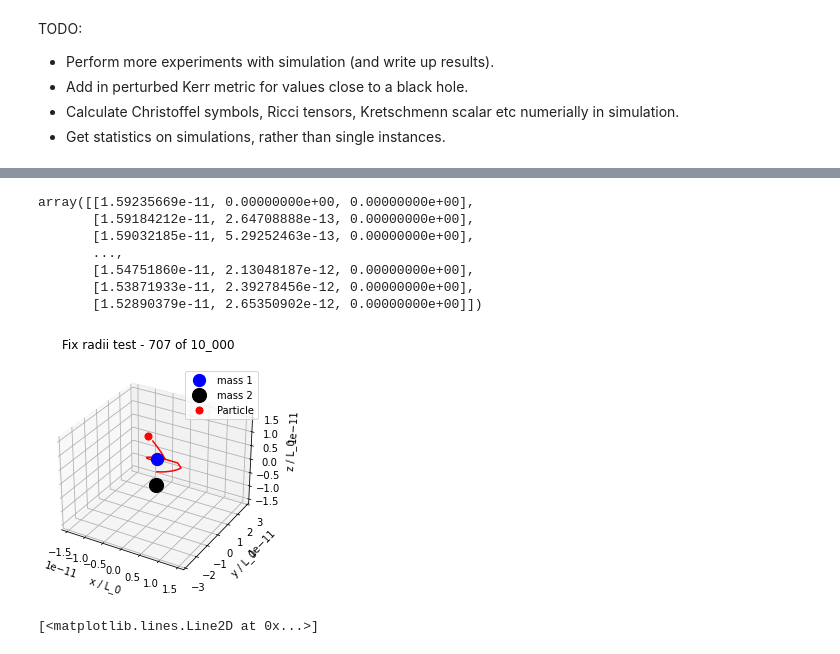
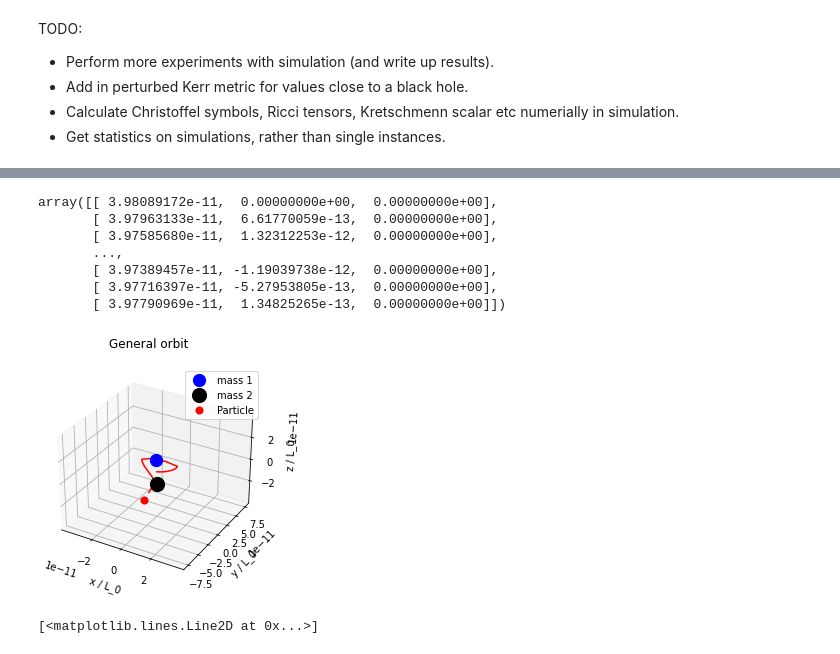
Before and after one commit to j-moncr/honours_nr, a Jupyter notebook: particle_orbits/geodesic_solver/geodesic_results.ipynb, the cells around one changed output, grey strips where cells are left out. Cells and saved outputs as stored; diff of their text form; code cells hidden in the pictures.

```diff
--- a/particle_orbits/geodesic_solver/geodesic_results.ipynb
+++ b/particle_orbits/geodesic_solver/geodesic_results.ipynb
@@ -182,9 +176,9 @@ T * T_0
 # %%
 # 300km ~ 2e-6 AU ~ 100 Schwarzschild radii
 
-M, a0 = 1 * SOLARMASS_in_natunits, 2e-6 * AU_in_natunits    # Mass of each BH in binary, initial separation
+M, a0 = 1 * SOLARMASS_in_natunits, 5e-6 * AU_in_natunits    # Mass of each BH in binary, initial separation
 M1, M2 = 0.5*M, 0.5*M                                    # Masses of each BH in binary
-e0 = 0.75                                                # Initial eccentricity, e0=0 => circular, c0->1 => highly elliptical
+e0 = 0.00                                                # Initial eccentricity, e0=0 => circular, c0->1 => highly elliptical
 
 num_orbits = 4
 N = 10000
@@ -223,17 +217,17 @@ az = max(np.max(np.abs(zGW)), rs_1GW[0,0])
 # %%
 rs_1GW[::10]
 # %% [output]
-array([[1.59235669e-11, 0.00000000e+00, 0.00000000e+00],
-       [1.59184212e-11, 2.64708888e-13, 0.00000000e+00],
-       [1.59032185e-11, 5.29252463e-13, 0.00000000e+00],
+array([[ 3.98089172e-11,  0.00000000e+00,  0.00000000e+00],
+       [ 3.97963133e-11,  6.61770059e-13,  0.00000000e+00],
+       [ 3.97585680e-11,  1.32312253e-12,  0.00000000e+00],
        ...,
-       [1.54751860e-11, 2.13048187e-12, 0.00000000e+00],
-       [1.53871933e-11, 2.39278456e-12, 0.00000000e+00],
-       [1.52890379e-11, 2.65350902e-12, 0.00000000e+00]])
+       [ 3.97389457e-11, -1.19039738e-12,  0.00000000e+00],
+       [ 3.97716397e-11, -5.27953805e-13,  0.00000000e+00],
+       [ 3.97790969e-11,  1.34825265e-13,  0.00000000e+00]])
 # %%
-animate_trajectories(xGW[::10], yGW[::10], zGW[::10], rs_1GW[::10], rs_2GW[::10], proj="3D", a=[ax,ay,az], title=f"Fix radii test - 707 of 10_000", save_fig=True)
+animate_trajectories(xGW[::10], yGW[::10], zGW[::10], rs_1GW[::10], rs_2GW[::10], proj="3D", a=[ax,ay,az], title=f"General orbit", save_fig=True)
 # %% [output]
-[figure, old version]
+[figure, new version]
 # %%
 plt.plot(rs_1GW[:,0], rs_1GW[:,1], label="BH1")
 plt.plot(xGW, yGW, label="Particle")
```
Also changed, not shown: parts of 15 cells of this notebook, 5 other files.
